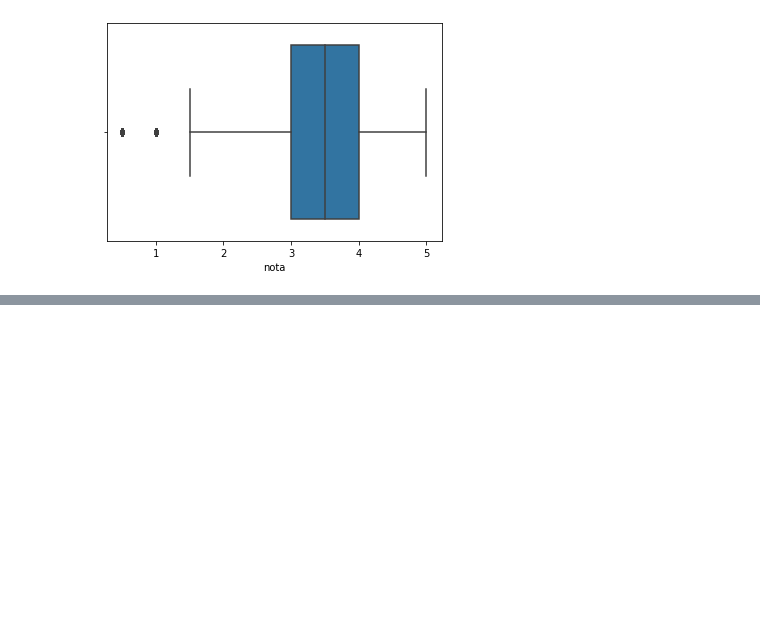
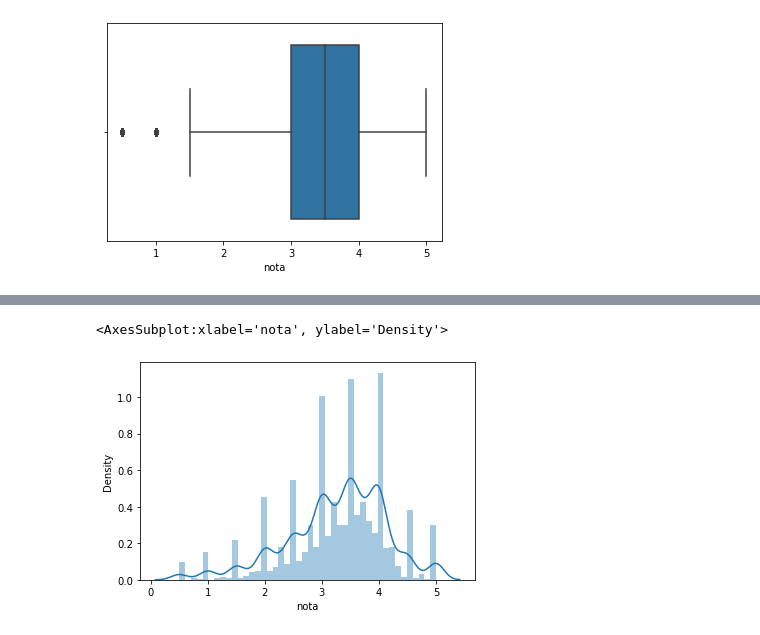
Before and after one commit to caiobarretta/Alura, a Jupyter notebook: Data Science/Formação Data Science/Data Science Primeiros passos/Introdução à Data Science.ipynb, the cells around one changed output, grey strips where cells are left out. Cells and saved outputs as stored; diff of their text form; code cells hidden in the pictures; blank space fills up the shorter version.

```diff
--- a/Data Science/Formação Data Science/Data Science Primeiros passos/Introdução à Data Science.ipynb
+++ b/Data Science/Formação Data Science/Data Science Primeiros passos/Introdução à Data Science.ipynb
@@ -82,0 +150,5 @@ sns.boxplot(notas.nota)
+# %%
+sns.distplot(media_por_filme)
+# %% [output]
+<AxesSubplot:xlabel='nota', ylabel='Density'>
+[figure, added]
```
Also changed, not shown: parts of 13 cells of this notebook.
